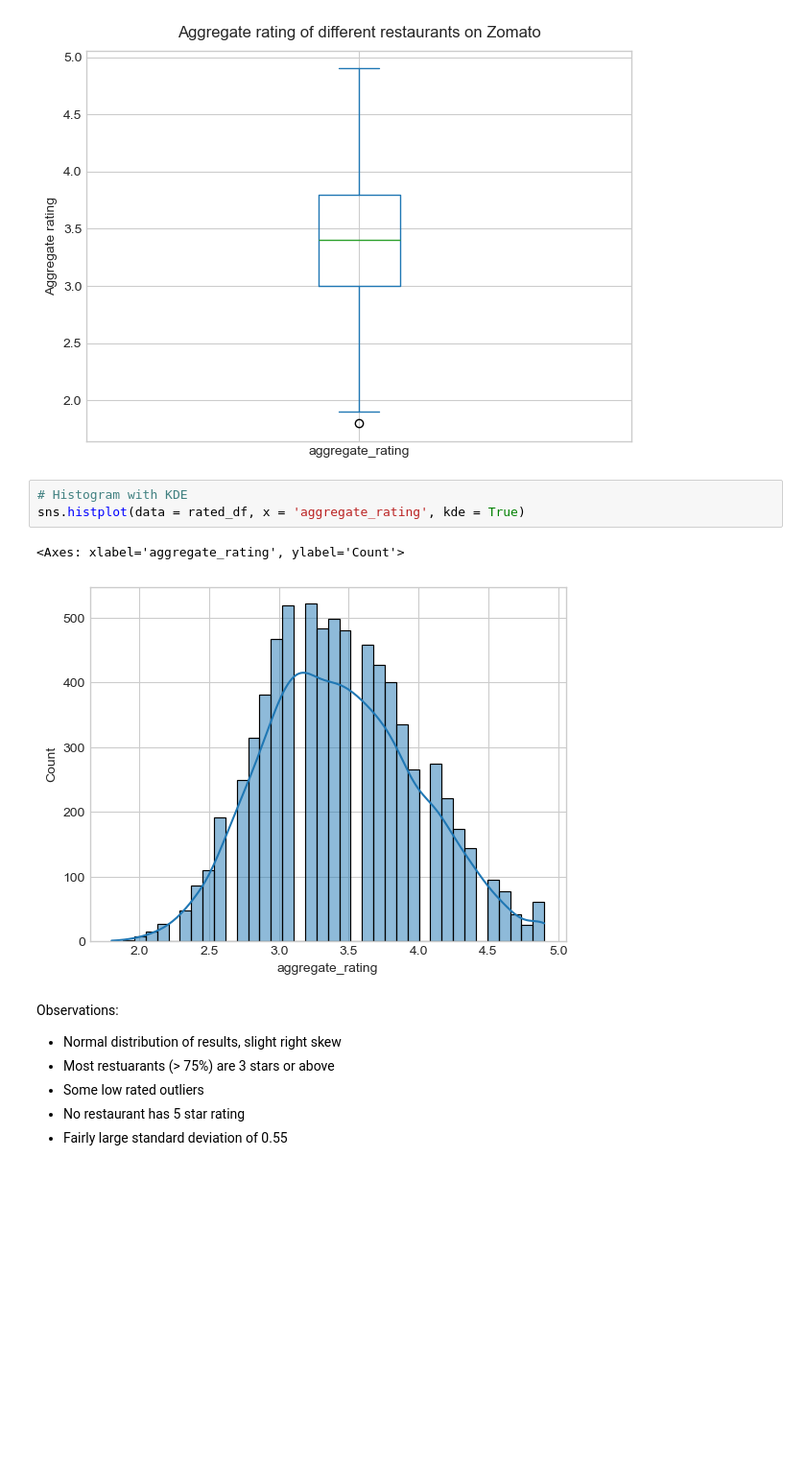
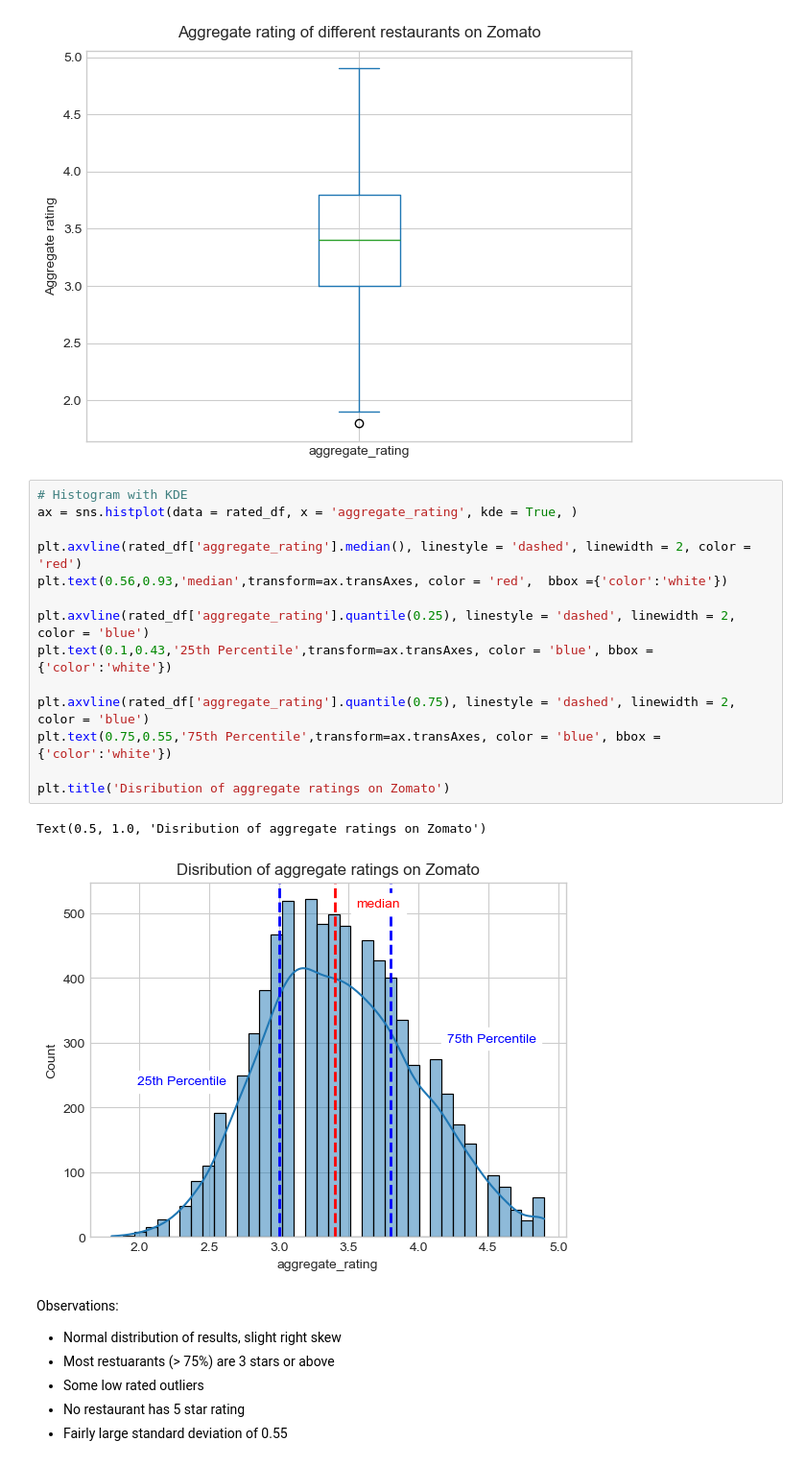
Before and after one commit to lizzywhite1/eda-projects, a Jupyter notebook: zomato_eda.ipynb, the cells around one changed output. Shown: that part at 96% size. Cells and saved outputs as stored; diff of their text form; blank space fills up the shorter version.

```diff
--- a/zomato_eda.ipynb
+++ b/zomato_eda.ipynb
@@ -492,12 +521,23 @@ plt.tight_layout()
 plt.show()
 # %% [output]
 [figure]
-# %%
-# Histogram with KDE
-sns.histplot(data = rated_df, x = 'aggregate_rating', kde = True)
-# %% [output]
-<Axes: xlabel='aggregate_rating', ylabel='Count'>
-[figure, removed]
+# %%
+# Histogram with KDE
+ax = sns.histplot(data = rated_df, x = 'aggregate_rating', kde = True, )
+
+plt.axvline(rated_df['aggregate_rating'].median(), linestyle = 'dashed', linewidth = 2, color = 'red')
+plt.text(0.56,0.93,'median',transform=ax.transAxes, color = 'red',  bbox ={'color':'white'})
+
+plt.axvline(rated_df['aggregate_rating'].quantile(0.25), linestyle = 'dashed', linewidth = 2, color = 'blue')
+plt.text(0.1,0.43,'25th Percentile',transform=ax.transAxes, color = 'blue', bbox ={'color':'white'})
+
+plt.axvline(rated_df['aggregate_rating'].quantile(0.75), linestyle = 'dashed', linewidth = 2, color = 'blue')
+plt.text(0.75,0.55,'75th Percentile',transform=ax.transAxes, color = 'blue', bbox ={'color':'white'})
+
+plt.title('Disribution of aggregate ratings on Zomato')
+# %% [output]
+Text(0.5, 1.0, 'Disribution of aggregate ratings on Zomato')
+[figure, added]
 # %% [markdown]
 Observations:
 - Normal distribution of results, slight right skew
```
Also changed, not shown: parts of 71 cells of this notebook.
